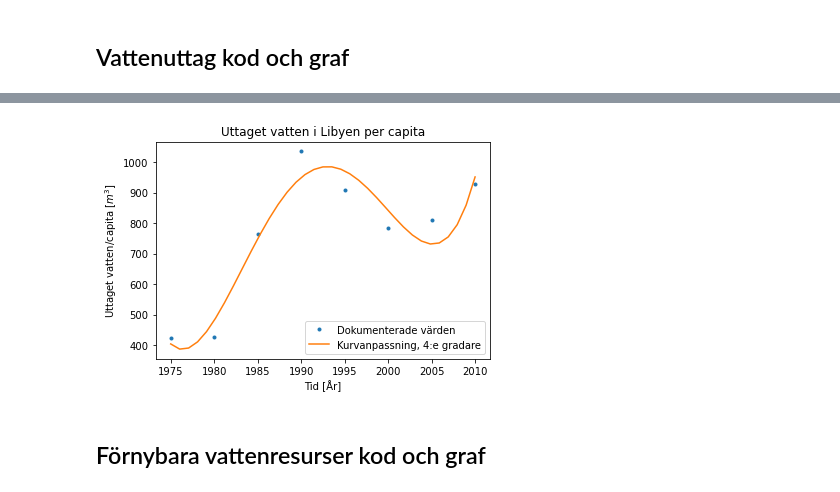
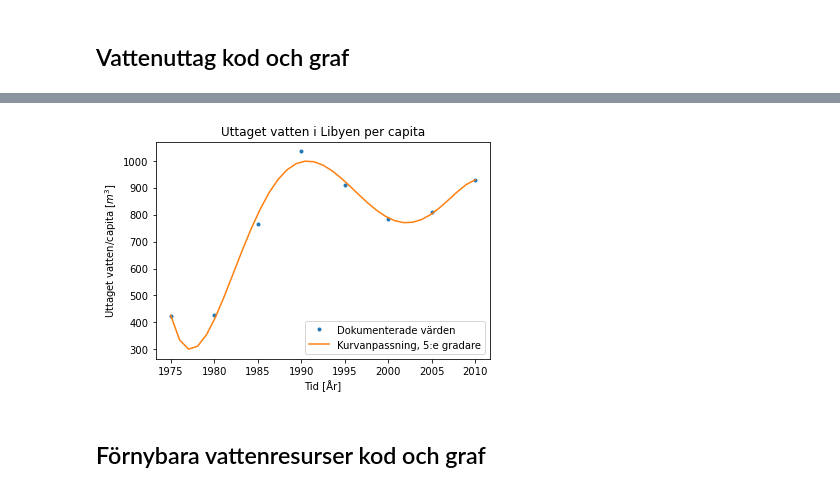
Before and after one commit to LisaVind/SEE085_proj, a Jupyter notebook: Lisa_test.ipynb, the cells around one changed output, grey strips where cells are left out. Cells and saved outputs as stored; diff of their text form; code cells hidden in the pictures.

```diff
--- a/Lisa_test.ipynb
+++ b/Lisa_test.ipynb
@@ -85,6 +138,31 @@ data_l = pd.read_csv("water-withdrawals-per-capita_libya.csv", sep = ',')
 vatten_uttag_l = data_l['water_withdrawal'].tolist()
 x_ar_l = data_l['Year'].tolist()
 # %%
-fit_coeffs_l = np.polyfit( x_ar_l , vatten_uttag_l , 4) # fjärde-gradens-polynom-anpassning f(x) = a + b*x + c*x**2 + d*x**3 + e*x**4
+fit_coeffs_l = np.polyfit( x_ar_l , vatten_uttag_l , 5) # fjärde-gradens-polynom-anpassning f(x) = a + b*x + c*x**2 + d*x**3 + e*x**4
 x_1_l = np.linspace(x_ar_l[0],x_ar_l[-1],x_ar_l[-1]- x_ar_l[0])
 funklist_l = np.polyval(fit_coeffs_l, x_1_l)
+
+Xu_l = np.zeros((len(x_ar_l),6))
+
+Xu_l[:,1] = x_ar_l
+Xu_l[:,0] = 1
+Xu_l[:,2] = x_ar_l
+Xu_l[:,3] = x_ar_l
+Xu_l[:,4] = x_ar_l
+Xu_l[:,5] = x_ar_l
+#Xu_l[:,6] = x_ar_l
+
+for i in Xu_l:
+    i[2] = i[2] **2
+    i[3] = i[3] **3
+    i[4] = i[4] **4
+    i[5] = i[5] **5
+    #i[6] = i[6] **6
+
+ru_l = np.dot(Xu_l,fit_coeffs_l[::-1].T) - vatten_uttag_l  # [::-1] = Koefficienterna bakvänt
+plt.plot(x_ar_l,ru_l,'.r')
+summa_l = sum(map(abs, ru_l))
+print(summa_l)
+
+y3 = np.linspace(0,0,len(x_ar_l))
+plt.plot(x_ar_l,y3, '--k')
@@ -91,13 +173,13 @@ funklist_l = np.polyval(fit_coeffs_l, x_1_l)
 # %%
 plt.plot(x_ar_l, vatten_uttag_l, '.', label="Dokumenterade värden")
-plt.plot(x_1_l, funklist_l,label="Kurvanpassning, 4:e gradare")
+plt.plot(x_1_l, funklist_l,label="Kurvanpassning, 5:e gradare")
 plt.title('Uttaget vatten i Libyen per capita')
 plt.ylabel("Uttaget vatten/capita [$m^3$]")
 plt.xlabel("Tid [År]")
 plt.legend()
 plt.show()
 # %% [output]
-[figure, old version]
+[figure, new version]
 # %% [markdown]
 ## Förnybara vattenresurser kod och graf
 # %%
```
Also changed, not shown: parts of 12 cells of this notebook.
